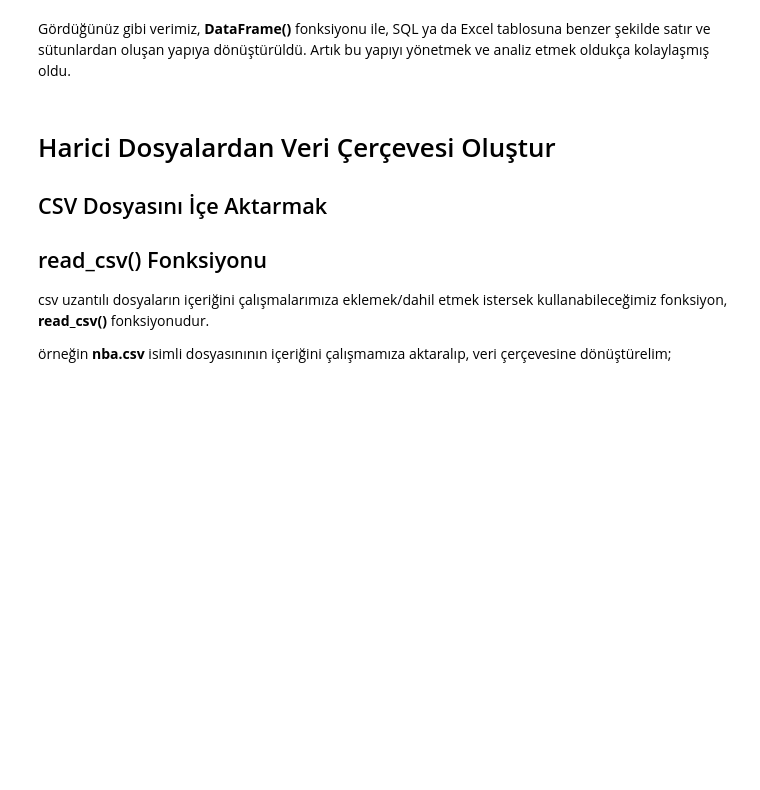
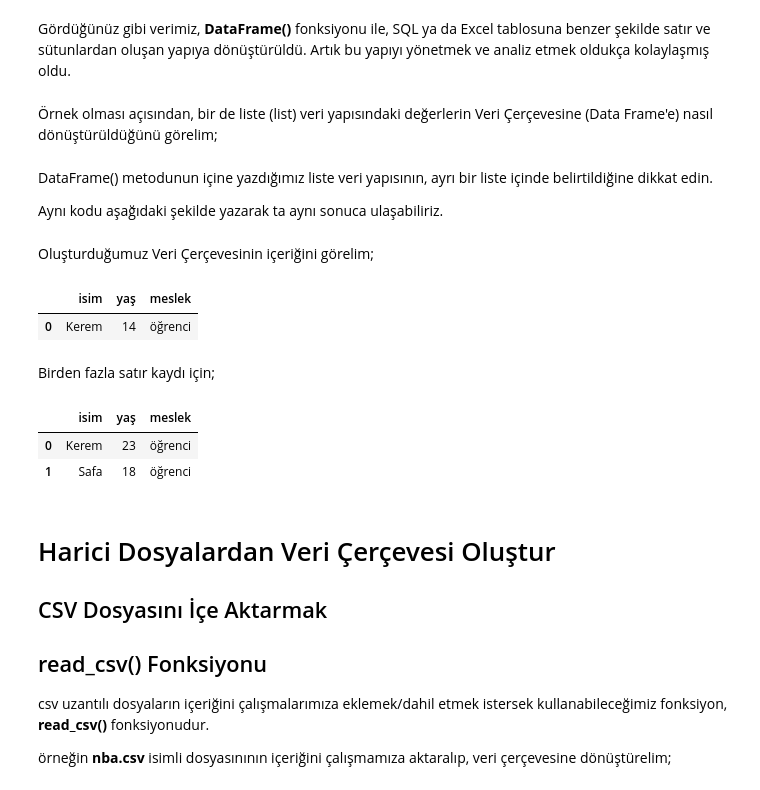
Before and after one commit to mhalil/Pandas_Notlari, a Jupyter notebook: 01_Veri_Cercevesi_Olustur.ipynb, the cells around one changed output. Drawn from its saved outputs; the diff is of its cells as text; code cells hidden in the pictures; blank space fills up the shorter version.

```diff
--- a/01_Veri_Cercevesi_Olustur.ipynb
+++ b/01_Veri_Cercevesi_Olustur.ipynb
@@ -39,3 +39,5 @@ veri
 | 9 | Abdülkadir | 38 | yönetici |
 # %% [markdown]
 Gördüğünüz gibi verimiz, **DataFrame()** fonksiyonu ile, SQL ya da Excel tablosuna benzer şekilde satır ve sütunlardan oluşan yapıya dönüştürüldü. Artık bu yapıyı yönetmek ve analiz etmek oldukça kolaylaşmış oldu.
+# %% [markdown]
+Örnek olması açısından, bir de liste (list) veri yapısındaki değerlerin Veri Çerçevesine (Data Frame'e) nasıl dönüştürüldüğünü görelim;
@@ -41,0 +47,4 @@ Gördüğünüz gibi verimiz, **DataFrame()** fonksiyonu ile, SQL ya da Excel ta
+# %% [markdown]
+DataFrame() metodunun içine yazdığımız liste veri yapısının, ayrı bir liste içinde belirtildiğine dikkat edin.
+
+Aynı kodu aşağıdaki şekilde yazarak ta aynı sonuca ulaşabiliriz.
@@ -42,3 +53,19 @@ Gördüğünüz gibi verimiz, **DataFrame()** fonksiyonu ile, SQL ya da Excel ta
+# %% [markdown]
+Oluşturduğumuz Veri Çerçevesinin içeriğini görelim;
+# %%
+df
+# %% [output]
+|  | isim | yaş | meslek |
+| 0 | Kerem | 14 | öğrenci |
+# %% [markdown]
+Birden fazla satır kaydı için;
+# %%
+df = pd.DataFrame([["Kerem", 23, "öğrenci"], ["Safa",18,"öğrenci"]], columns=["isim", "yaş", "meslek"])
+df
+# %% [output]
+|  | isim | yaş | meslek |
+| 0 | Kerem | 23 | öğrenci |
+| 1 | Safa | 18 | öğrenci |
 # %% [markdown]
 # Harici Dosyalardan Veri Çerçevesi Oluştur
 
```
Also changed, not shown: parts of 2 cells of this notebook.
